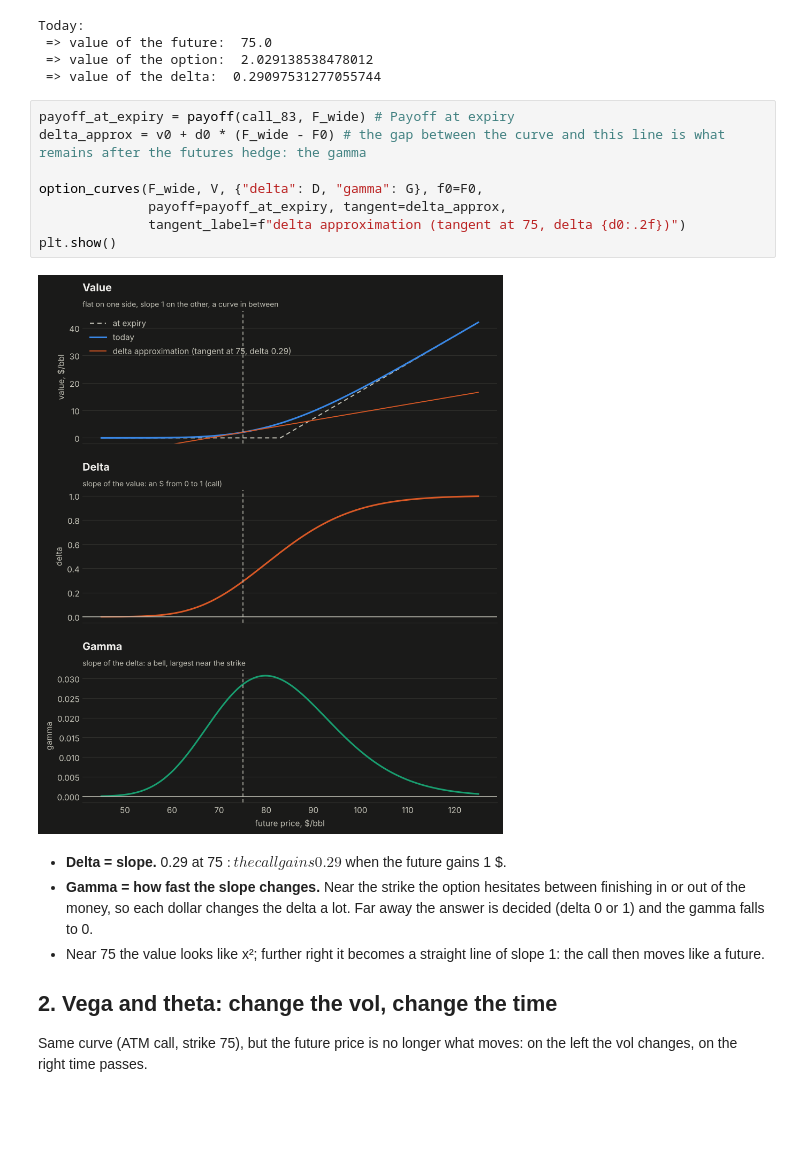
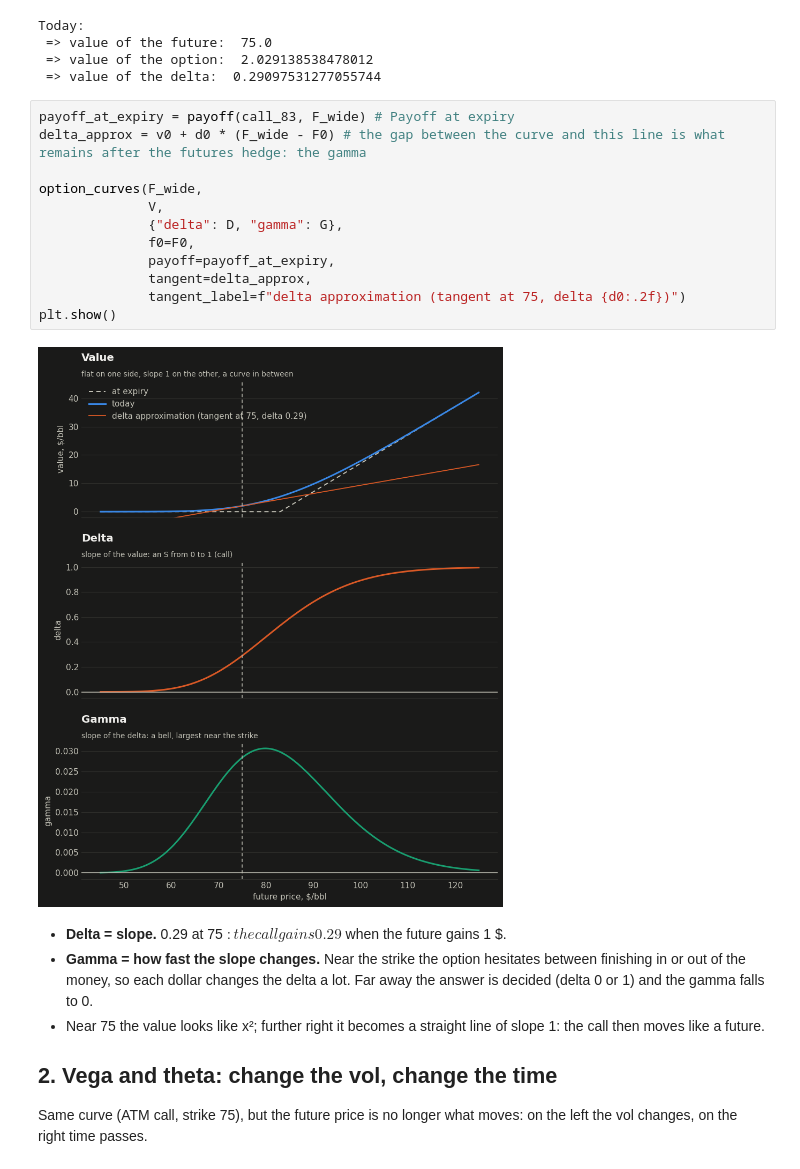
Before and after one commit to MiletoCarmelo/commodity-hedging, a Jupyter notebook: notebooks/07_options_greeks_and_hedging.ipynb, the cells around one changed output. Cells and saved outputs as stored; diff of their text form; blank space fills up the shorter version.

```diff
--- a/notebooks/07_options_greeks_and_hedging.ipynb
+++ b/notebooks/07_options_greeks_and_hedging.ipynb
@@ -113,13 +113,17 @@ Today:
 # %%
 payoff_at_expiry = payoff(call_83, F_wide) # Payoff at expiry
 delta_approx = v0 + d0 * (F_wide - F0) # the gap between the curve and this line is what remains after the futures hedge: the gamma
 
-option_curves(F_wide, V, {"delta": D, "gamma": G}, f0=F0,
-              payoff=payoff_at_expiry, tangent=delta_approx,
+option_curves(F_wide,
+              V,
+              {"delta": D, "gamma": G},
+              f0=F0,
+              payoff=payoff_at_expiry,
+              tangent=delta_approx,
               tangent_label=f"delta approximation (tangent at 75, delta {d0:.2f})")
 plt.show()
 # %% [output]
-[figure, old version]
+[figure, new version]
 # %% [markdown]
 - **Delta = slope.** 0.29 at 75 $: the call gains 0.29 $ when the future gains 1 $.
 - **Gamma = how fast the slope changes.** Near the strike the option hesitates between
```
